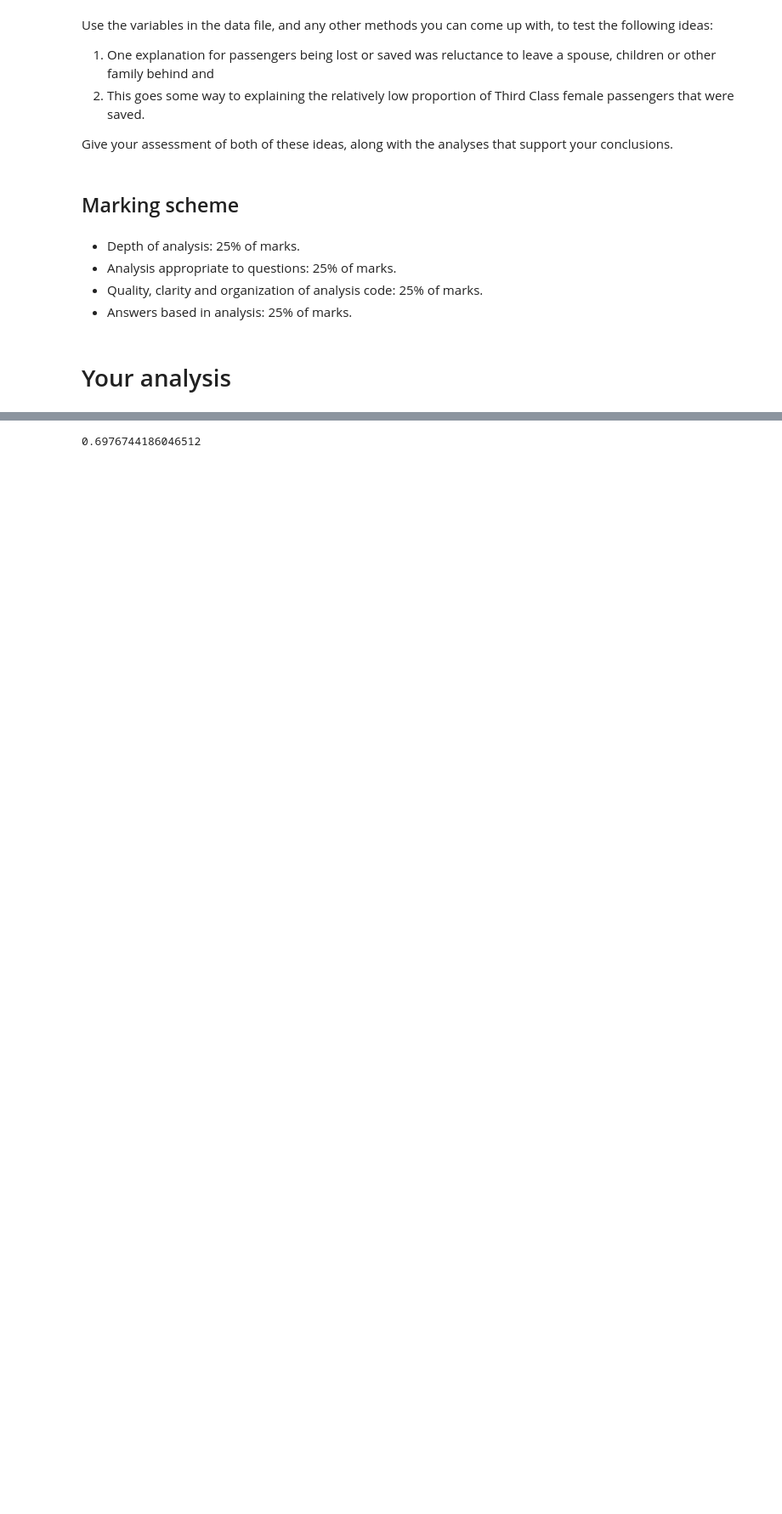
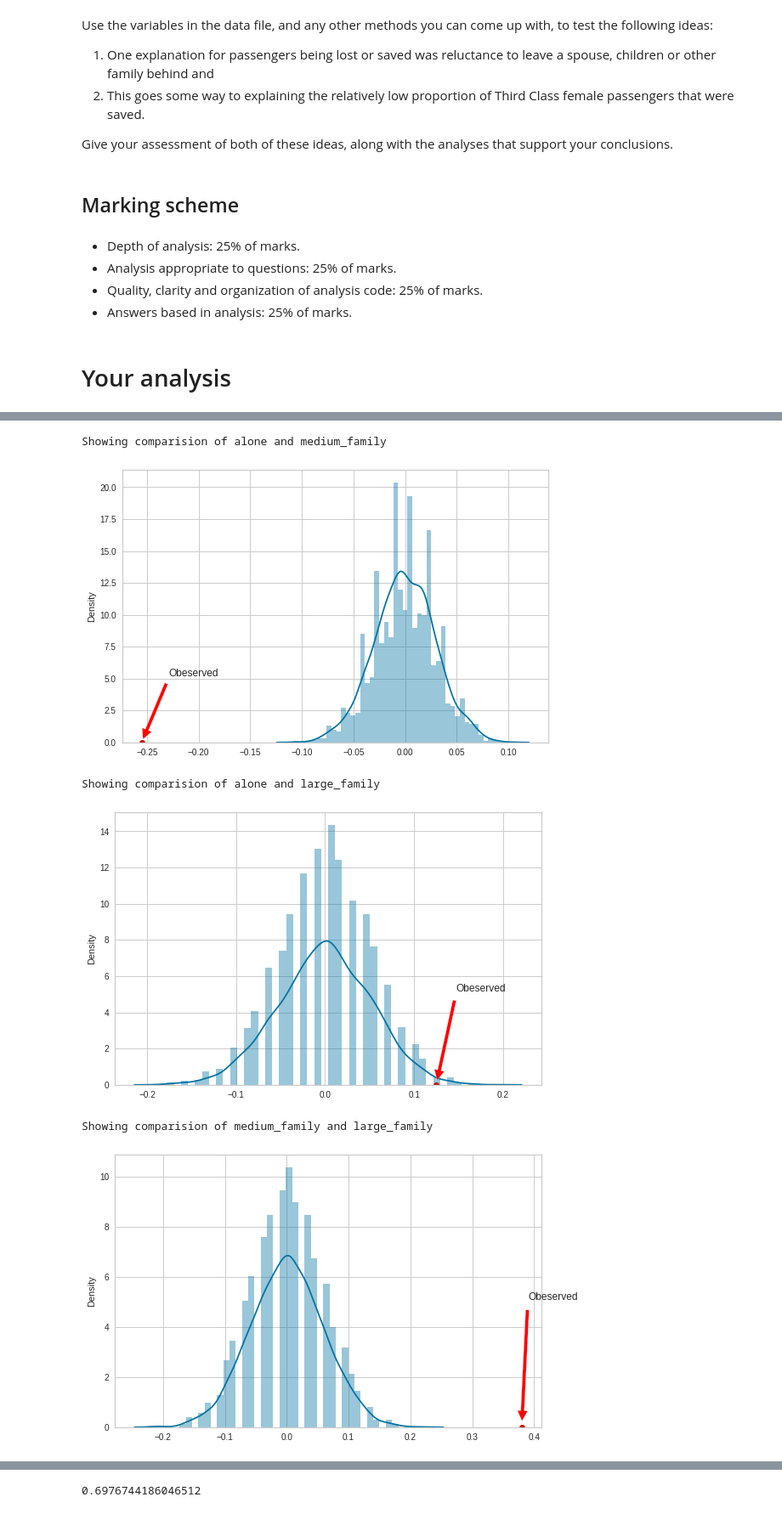
Before and after one commit to Wetiqe/UoB-DS-Semester1, a Jupyter notebook: spouses/spouses-checkpoint.ipynb, the cells around one changed output, grey strips where cells are left out. Shown at 85% size. Drawn from its saved outputs; the diff is of its cells as text; code cells hidden in the pictures; blank space fills up the shorter version.

```diff
--- a/spouses/spouses-checkpoint.ipynb
+++ b/spouses/spouses-checkpoint.ipynb
@@ -324,0 +552,24 @@ shap.force_plot(explainer.expected_value[1], shap_values[1], X_test)
+# %%
+from itertools import combinations
+group_list = [alone, medium_family, large_family]
+group_dic = {0:"alone" ,1:"medium_family", 2:"large_family"}
+family_size_df = pd.DataFrame(np.zeros(len(group_list)*2).reshape(len(group_list),2),
+                              index=['g1 vs g2', 'g1 vs g3', 'g2 vs g3'],
+                              columns=['observed_diff','perm_p'])
+perm_diff_list = []
+i = 0
+for comb in combinations([0,1,2],2):
+    print("Showing comparision of {} and {}".format(group_dic[comb[0]], group_dic[comb[1]]))
+    perm_p, obs_diff, perm_diff = permutation_test(group_list[comb[0]], group_list[comb[1]], 'survived')
+    family_size_df.iloc[i,0] = obs_diff ; family_size_df.iloc[i,1] = perm_p
+    perm_diff_list.append(perm_diff)
+    perm_plot(perm_diff, obs_diff,arrow_shift=(0.05,5))
+    plt.show()
+    i += 1
+# %% [output]
+Showing comparision of alone and medium_family
+[figure, added]
+Showing comparision of alone and large_family
+[figure, added]
+Showing comparision of medium_family and large_family
+[figure, added]
```
Also changed, not shown: parts of 129 cells of this notebook, 2 other files.
